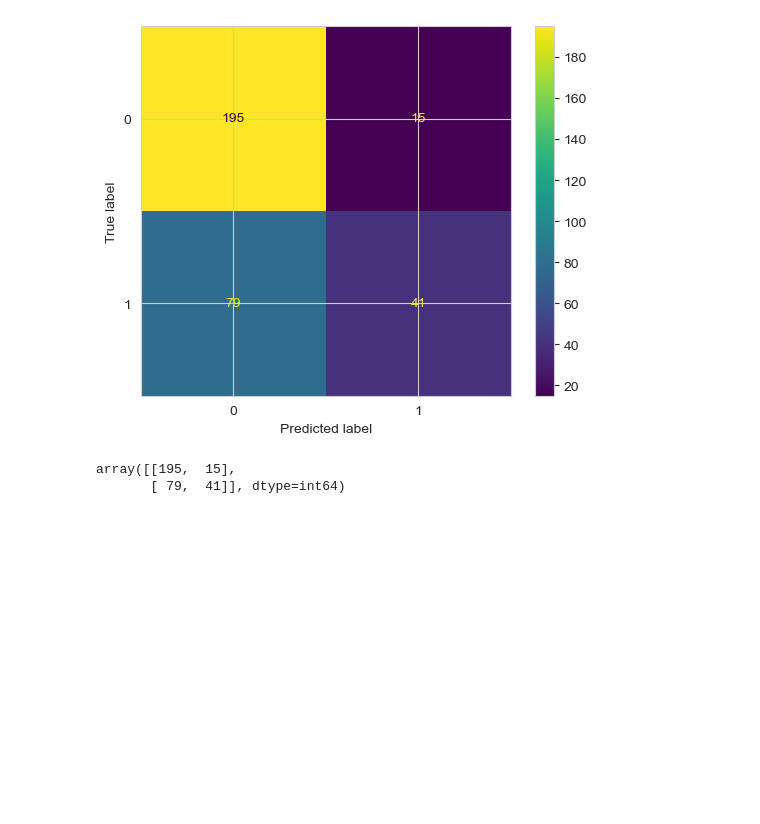
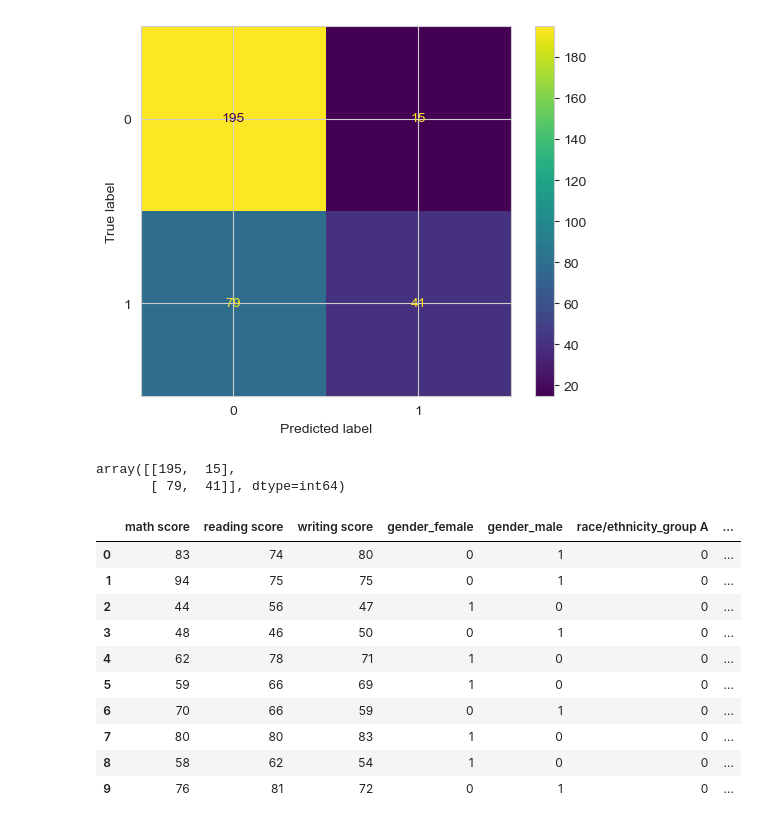
Before and after one commit to ElizaTeplova/SW, a Jupyter notebook: for_ksenia/k_neighbors/k_neighbors.ipynb, the cells around one changed output. Drawn from its saved outputs; the diff is of its cells as text; code cells hidden in the pictures; blank space fills up the shorter version.

Commit message:
result was added

```diff
--- a/for_ksenia/k_neighbors/k_neighbors.ipynb
+++ b/for_ksenia/k_neighbors/k_neighbors.ipynb
@@ -112,3 +112,21 @@ conf_matrix
 # %% [output]
 array([[195,  15],
        [ 79,  41]], dtype=int64)
+# %%
+result = pd.concat([X_test.reset_index(drop=True),
+                    y_test.reset_index(drop=True),
+                    pd.DataFrame(y_pred, columns=['y_pred'])], axis=1)
+# %%
+result.head(10)
+# %% [output]
+|  | math score | reading score | writing score | gender_female | gender_male | race/ethnicity_group A | ... |
+| 0 | 83 | 74 | 80 | 0 | 1 | 0 | ... |
+| 1 | 94 | 75 | 75 | 0 | 1 | 0 | ... |
+| 2 | 44 | 56 | 47 | 1 | 0 | 0 | ... |
+| 3 | 48 | 46 | 50 | 0 | 1 | 0 | ... |
+| 4 | 62 | 78 | 71 | 1 | 0 | 0 | ... |
+| 5 | 59 | 66 | 69 | 1 | 0 | 0 | ... |
+| 6 | 70 | 66 | 59 | 0 | 1 | 0 | ... |
+| 7 | 80 | 80 | 83 | 1 | 0 | 0 | ... |
+| 8 | 58 | 62 | 54 | 1 | 0 | 0 | ... |
+| 9 | 76 | 81 | 72 | 0 | 1 | 0 | ... |
```
